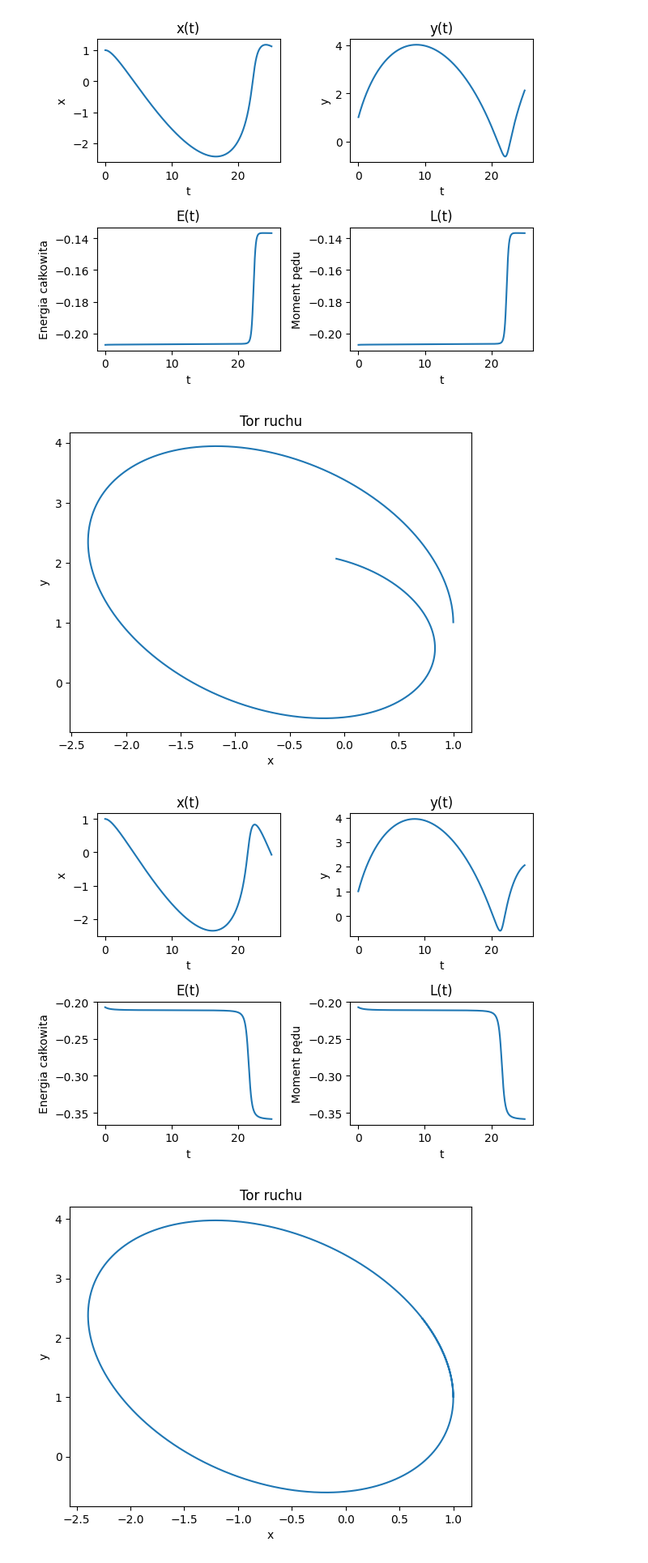
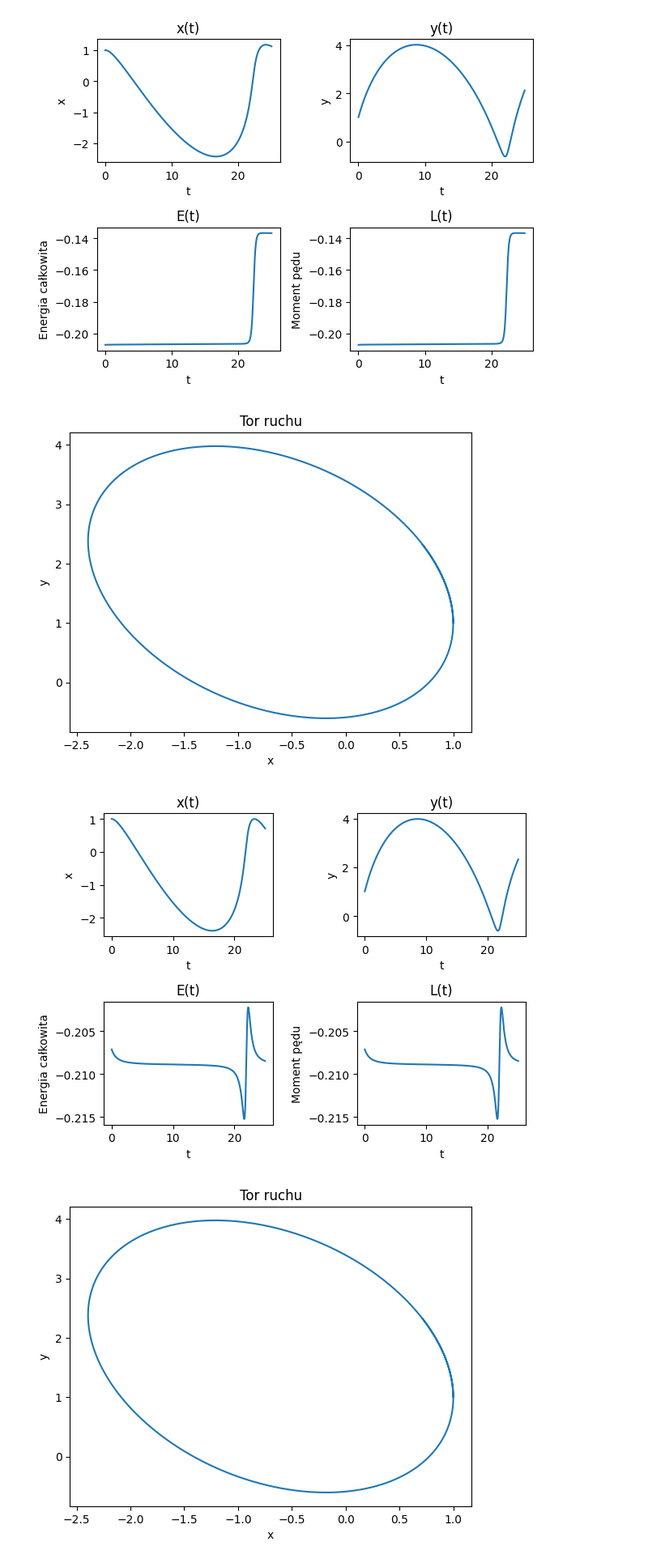
Before and after one commit to EfJot314/MetodyObliczeniowe, a Jupyter notebook: lab9/zad3.ipynb, the cells around one changed output. Shown at 81% size. Cells and saved outputs as stored; diff of their text form; code cells hidden in the pictures.

```diff
--- a/lab9/zad3.ipynb
+++ b/lab9/zad3.ipynb
@@ -84,15 +84,16 @@ while(t < 25):
     R = (x*x + y*y) ** 0.5
 
     #stare wartosci
-    vxk = vx
-    vyk = vy
+    xk = x
+    yk = y
 
     #wyznaczanie kolejnych wartosci
-    vx = vx - dt * GM * x * R ** (-3)
-    x = x + dt * vxk
+    x = xk + dt* vx
+    vx = vx - dt * GM * xk * R ** (-3)
 
-    vy = vy - dt * GM * y * R ** (-3)
-    y = y + dt * vyk
+    y = yk + dt * vy
+    vy = vy - dt * GM * yk * R ** (-3)
+
 
     #dane do wykresow
     T.append(t)
@@ -125,37 +126,40 @@ L = []
 #warunki poczatkowe
 GM = 1
 x = 1-e
 vx = 0
 y = 1
 vy = ((1+e) / (1-e)) ** 0.5
 
 
 while(t < 25):
     #zmienne pomocnicze
     t += dt
     R = (x*x + y*y) ** 0.5
 
+    xk = x
+    yk = y
+
 
     #wyznaczanie kolejnych wartosci
     x = (x + dt * vx) / (1 + dt*dt*GM*R**(-3))
-    vx = vx - dt * GM * x * R ** (-3)
+    vx = vx - dt * GM * xk * R ** (-3)
 
     y = (y + dt * vy) / (1 + dt*dt*GM*R**(-3))
-    vy = vy - dt * GM * y * R ** (-3)
+    vy = vy - dt * GM * yk * R ** (-3)
 
     #dane do wykresow
     T.append(t)
     X.append(x)
     Y.append(y)
     E.append(Ec(x,y,vx,vy))
     L.append(Lc(x,y,vx,vy))
 
 
 #rysowanie wykresow
 showPlots(T,X,Y,E,L)
 # %% [output]
-[figure, old version]
+[figure, new version]
-[figure, old version]
+[figure, new version]
 # %%
 #PÓŁJAWNA METODA EULER'A
 
```
Also changed, not shown: parts of 2 cells of this notebook, 11 other files.
